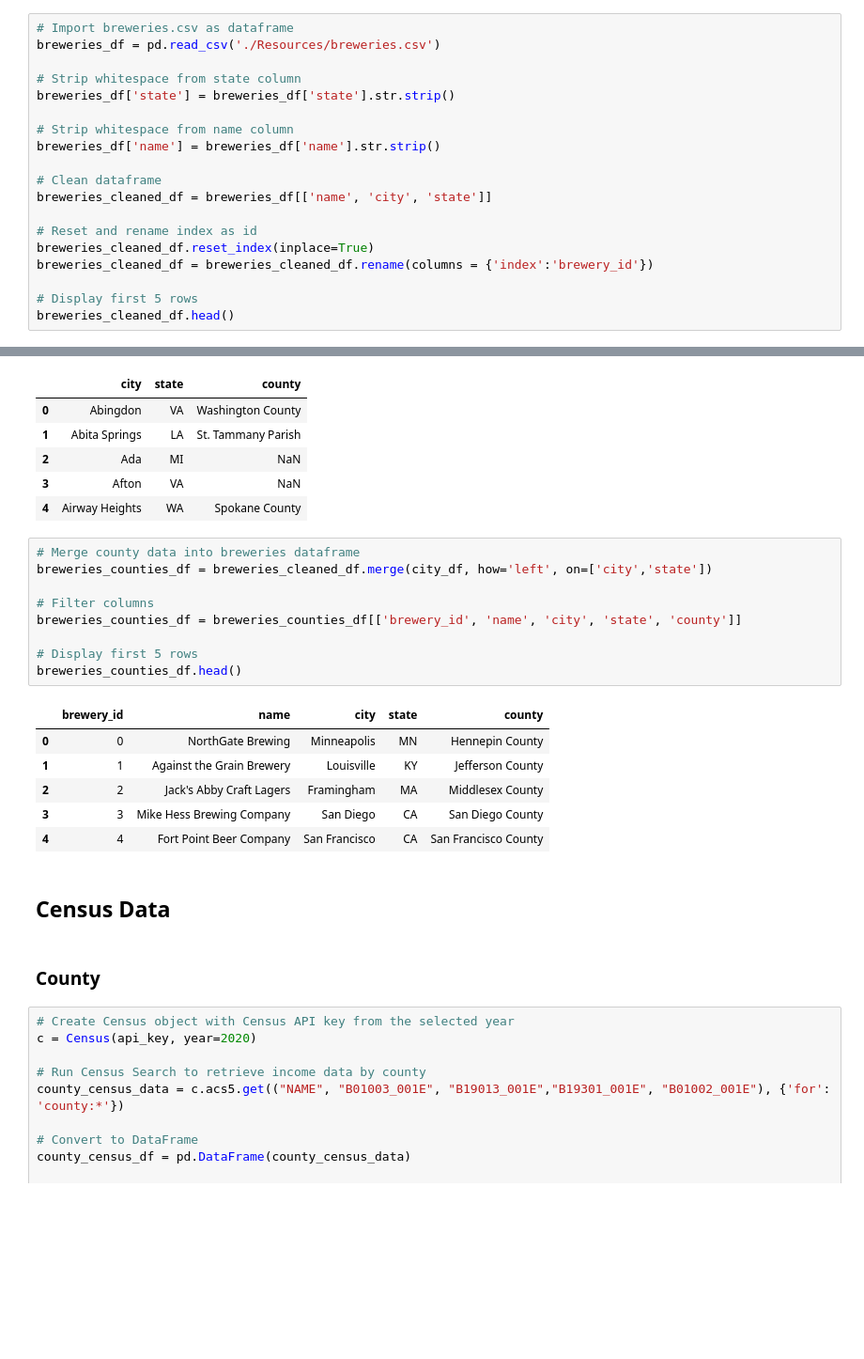
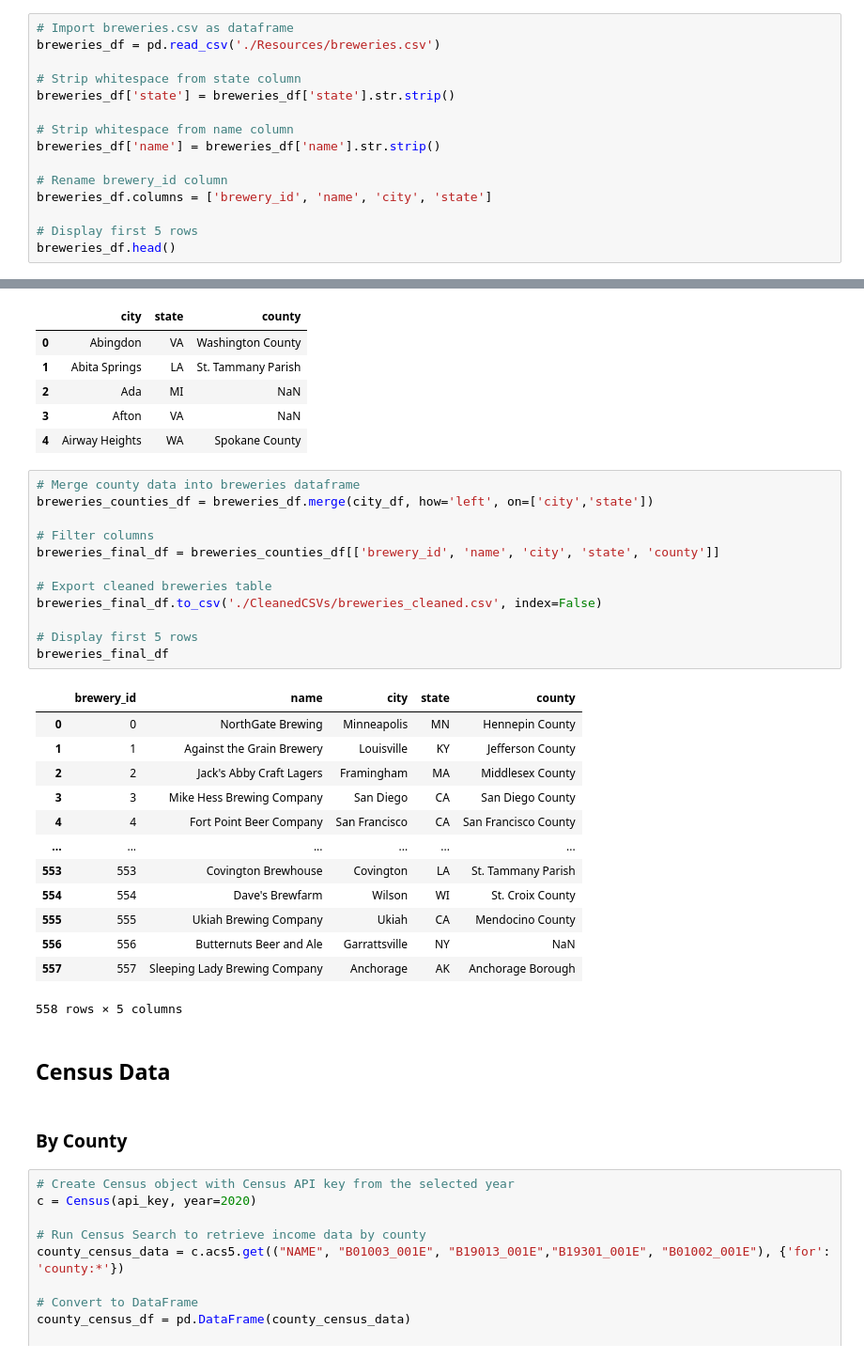
Before and after one commit to gdagger/Team3_Project2, a Jupyter notebook: ETL.ipynb, the cells around one changed output, grey strips where cells are left out. Shown: that part at 94% size. Saved outputs shown, nothing was run; the diff lists cells and outputs as text; blank space fills up the shorter version.

Commit message:
Fixed foreign key errors and resent tables to postgres db

```diff
--- a/ETL.ipynb
+++ b/ETL.ipynb
@@ -49,15 +49,11 @@ breweries_df['state'] = breweries_df['state'].str.strip()
 # Strip whitespace from name column
 breweries_df['name'] = breweries_df['name'].str.strip()
 
-# Clean dataframe
-breweries_cleaned_df = breweries_df[['name', 'city', 'state']]
-
-# Reset and rename index as id
-breweries_cleaned_df.reset_index(inplace=True)
-breweries_cleaned_df = breweries_cleaned_df.rename(columns = {'index':'brewery_id'})
+# Rename brewery_id column
+breweries_df.columns = ['brewery_id', 'name', 'city', 'state']
 
 # Display first 5 rows
-breweries_cleaned_df.head()
+breweries_df.head()
 # %% [output]
 |  | brewery_id | name | city | state |
 | 0 | 0 | NorthGate Brewing | Minneapolis | MN |
@@ -101,24 +76,34 @@ city_df.head()
 | 4 | Airway Heights | WA | Spokane County |
 # %%
 # Merge county data into breweries dataframe
-breweries_counties_df = breweries_cleaned_df.merge(city_df, how='left', on=['city','state'])
+breweries_counties_df = breweries_df.merge(city_df, how='left', on=['city','state'])
 
 # Filter columns
-breweries_counties_df = breweries_counties_df[['brewery_id', 'name', 'city', 'state', 'county']]
+breweries_final_df = breweries_counties_df[['brewery_id', 'name', 'city', 'state', 'county']]
+
+# Export cleaned breweries table
+breweries_final_df.to_csv('./CleanedCSVs/breweries_cleaned.csv', index=False)
 
 # Display first 5 rows
-breweries_counties_df.head()
+breweries_final_df
 # %% [output]
 |  | brewery_id | name | city | state | county |
 | 0 | 0 | NorthGate Brewing | Minneapolis | MN | Hennepin County |
 | 1 | 1 | Against the Grain Brewery | Louisville | KY | Jefferson County |
 | 2 | 2 | Jack's Abby Craft Lagers | Framingham | MA | Middlesex County |
 | 3 | 3 | Mike Hess Brewing Company | San Diego | CA | San Diego County |
 | 4 | 4 | Fort Point Beer Company | San Francisco | CA | San Francisco County |
+| ... | ... | ... | ... | ... | ... |
+| 553 | 553 | Covington Brewhouse | Covington | LA | St. Tammany Parish |
+| 554 | 554 | Dave's Brewfarm | Wilson | WI | St. Croix County |
+| 555 | 555 | Ukiah Brewing Company | Ukiah | CA | Mendocino County |
+| 556 | 556 | Butternuts Beer and Ale | Garrattsville | NY | NaN |
+| 557 | 557 | Sleeping Lady Brewing Company | Anchorage | AK | Anchorage Borough |
+558 rows × 5 columns
 # %% [markdown]
 ## Census Data
 # %% [markdown]
-### County
+### By County
 # %%
 # Create Census object with Census API key from the selected year
 c = Census(api_key, year=2020)
```
Also changed, not shown: parts of 15 cells of this notebook, 1 other file.
